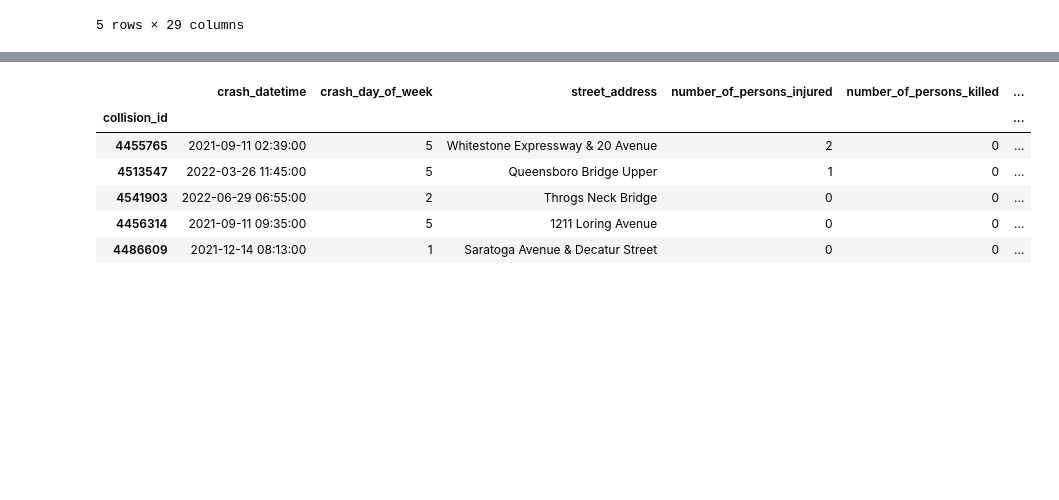
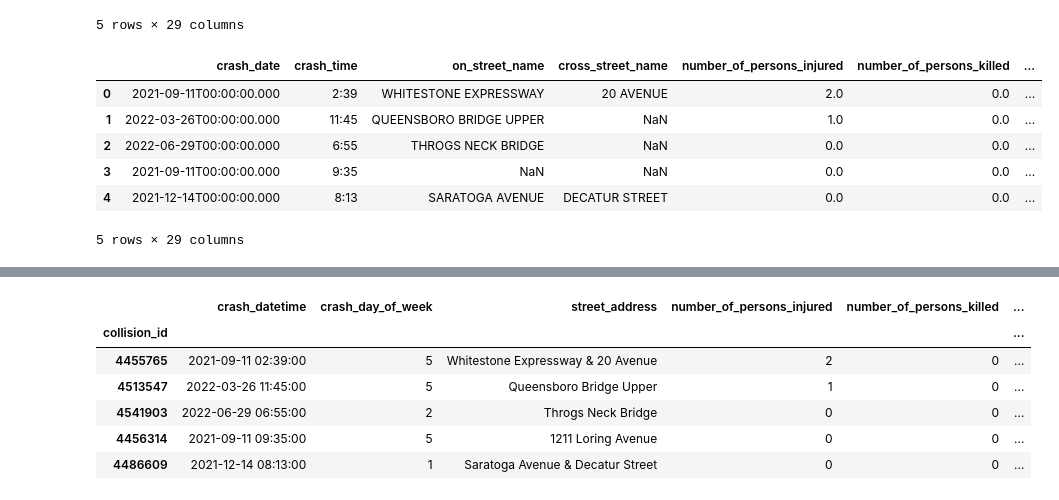
Before and after one commit to ReiannaLiu/MotorVehicleCollision, a Jupyter notebook: data_cleaning_process/collision_data_cleaning.ipynb, the cells around one changed output, grey strips where cells are left out. Saved outputs shown, nothing was run; the diff lists cells and outputs as text; code cells hidden in the pictures; blank space fills up the shorter version.

```diff
--- a/data_cleaning_process/collision_data_cleaning.ipynb
+++ b/data_cleaning_process/collision_data_cleaning.ipynb
@@ -57,3 +59,15 @@ collision_df.head(5)
+# %%
+import pandas as pd
+collision_df = pd.read_csv("collision_data.csv")
+collision_df.head(5)
+# %% [output]
+|  | crash_date | crash_time | on_street_name | cross_street_name | number_of_persons_injured | number_of_persons_killed | ... |
+| 0 | 2021-09-11T00:00:00.000 | 2:39 | WHITESTONE EXPRESSWAY | 20 AVENUE | 2.0 | 0.0 | ... |
+| 1 | 2022-03-26T00:00:00.000 | 11:45 | QUEENSBORO BRIDGE UPPER | NaN | 1.0 | 0.0 | ... |
+| 2 | 2022-06-29T00:00:00.000 | 6:55 | THROGS NECK BRIDGE | NaN | 0.0 | 0.0 | ... |
+| 3 | 2021-09-11T00:00:00.000 | 9:35 | NaN | NaN | 0.0 | 0.0 | ... |
+| 4 | 2021-12-14T00:00:00.000 | 8:13 | SARATOGA AVENUE | DECATUR STREET | 0.0 | 0.0 | ... |
+5 rows × 29 columns
 # %%
 collision_clean_df = collision_df.copy()
 collision_clean_df.sort_values(by='crash_date', ascending=True)
```
Also changed, not shown: parts of 24 cells of this notebook, 1 other file.
